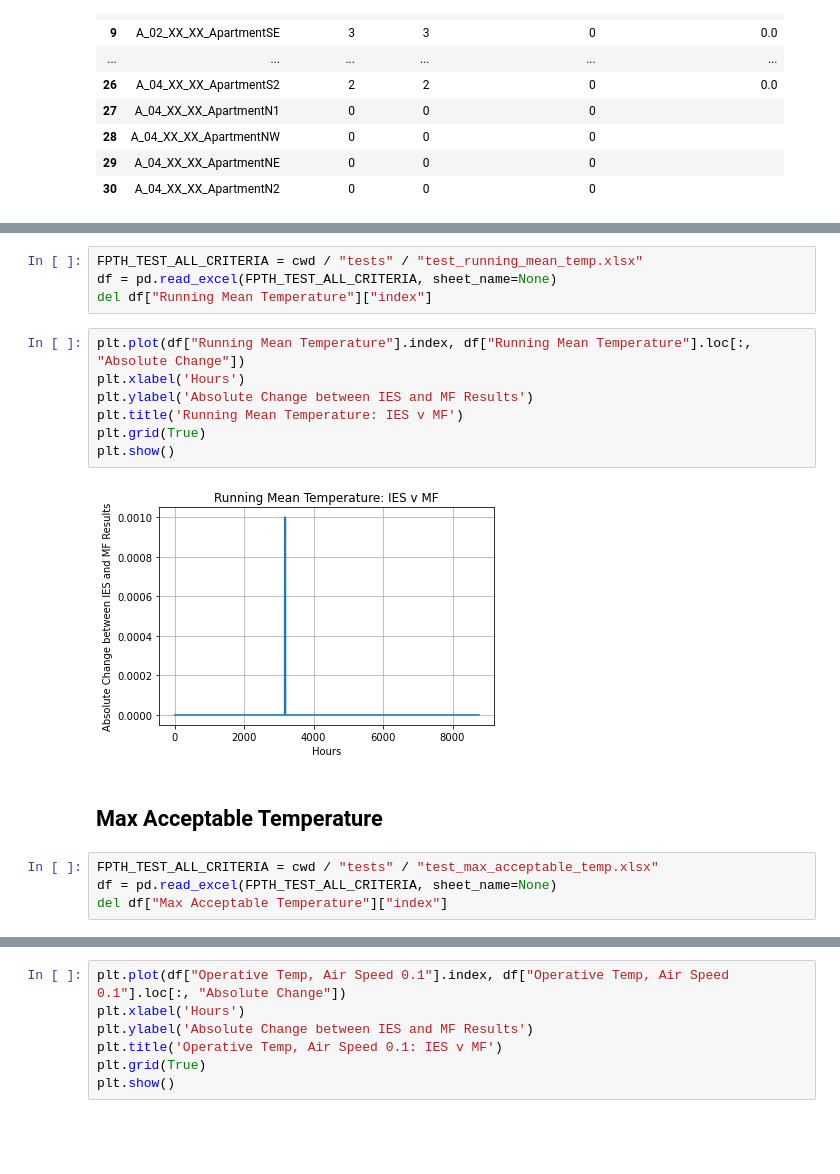
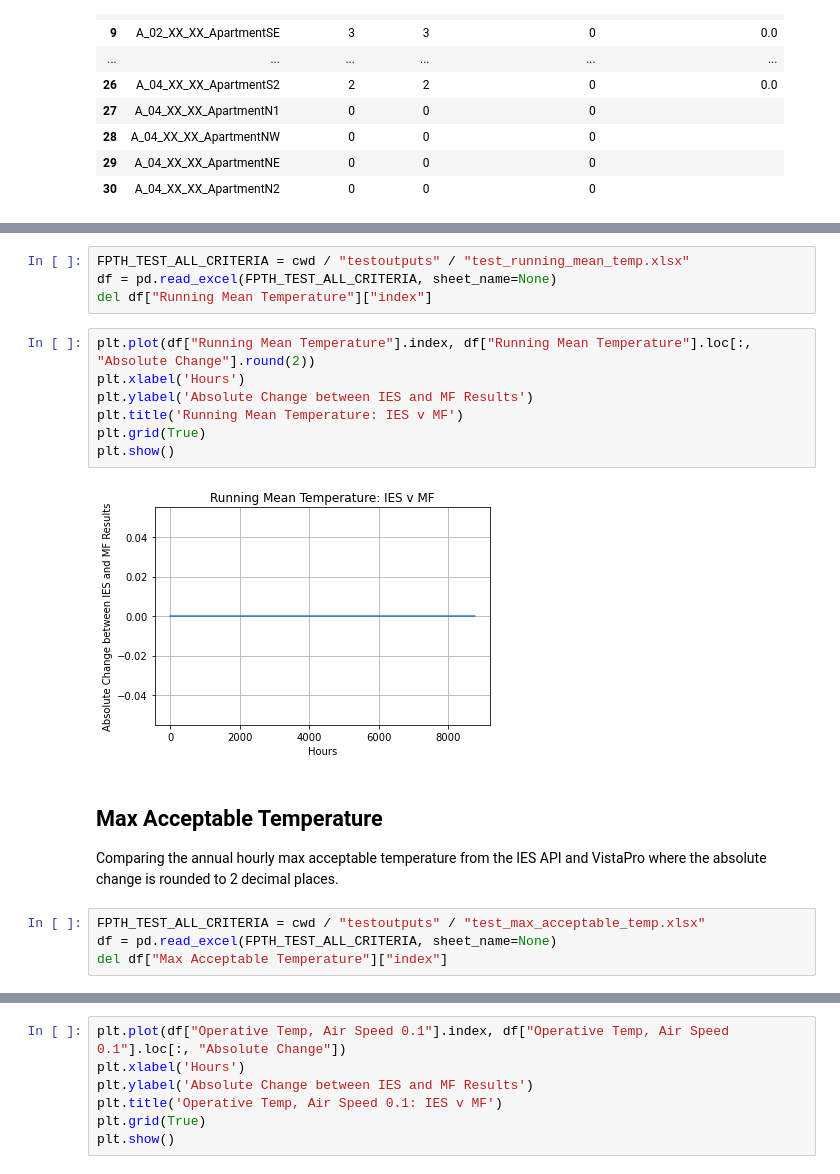
Before and after one commit to maxfordham/adaptive-comfort, a Jupyter notebook: docs/tests.ipynb, the cells around one changed output, grey strips where cells are left out. Cells and saved outputs as stored; diff of their text form; blank space fills up the shorter version.

```diff
--- a/docs/tests.ipynb
+++ b/docs/tests.ipynb
@@ -180,20 +184,22 @@ df["Criterion 3, Air Speed 0.1"].fillna('')   # Show data frame
 # %%
-FPTH_TEST_ALL_CRITERIA = cwd / "tests" / "test_running_mean_temp.xlsx"
+FPTH_TEST_ALL_CRITERIA = cwd / "testoutputs" / "test_running_mean_temp.xlsx"
 df = pd.read_excel(FPTH_TEST_ALL_CRITERIA, sheet_name=None)
 del df["Running Mean Temperature"]["index"]
 # %%
-plt.plot(df["Running Mean Temperature"].index, df["Running Mean Temperature"].loc[:, "Absolute Change"])
+plt.plot(df["Running Mean Temperature"].index, df["Running Mean Temperature"].loc[:, "Absolute Change"].round(2))
 plt.xlabel('Hours')
 plt.ylabel('Absolute Change between IES and MF Results')
 plt.title('Running Mean Temperature: IES v MF')
 plt.grid(True)
 plt.show()
 # %% [output]
-[figure, old version]
+[figure, new version]
-# %% [markdown]
-## Max Acceptable Temperature
+# %% [markdown]
+## Max Acceptable Temperature
+
+Comparing the annual hourly max acceptable temperature from the IES API and VistaPro where the absolute change is rounded to 2 decimal places.
 # %%
-FPTH_TEST_ALL_CRITERIA = cwd / "tests" / "test_max_acceptable_temp.xlsx"
+FPTH_TEST_ALL_CRITERIA = cwd / "testoutputs" / "test_max_acceptable_temp.xlsx"
 df = pd.read_excel(FPTH_TEST_ALL_CRITERIA, sheet_name=None)
 del df["Max Acceptable Temperature"]["index"]
 # %%
```
Also changed, not shown: parts of 8 cells of this notebook, 14 other files.
